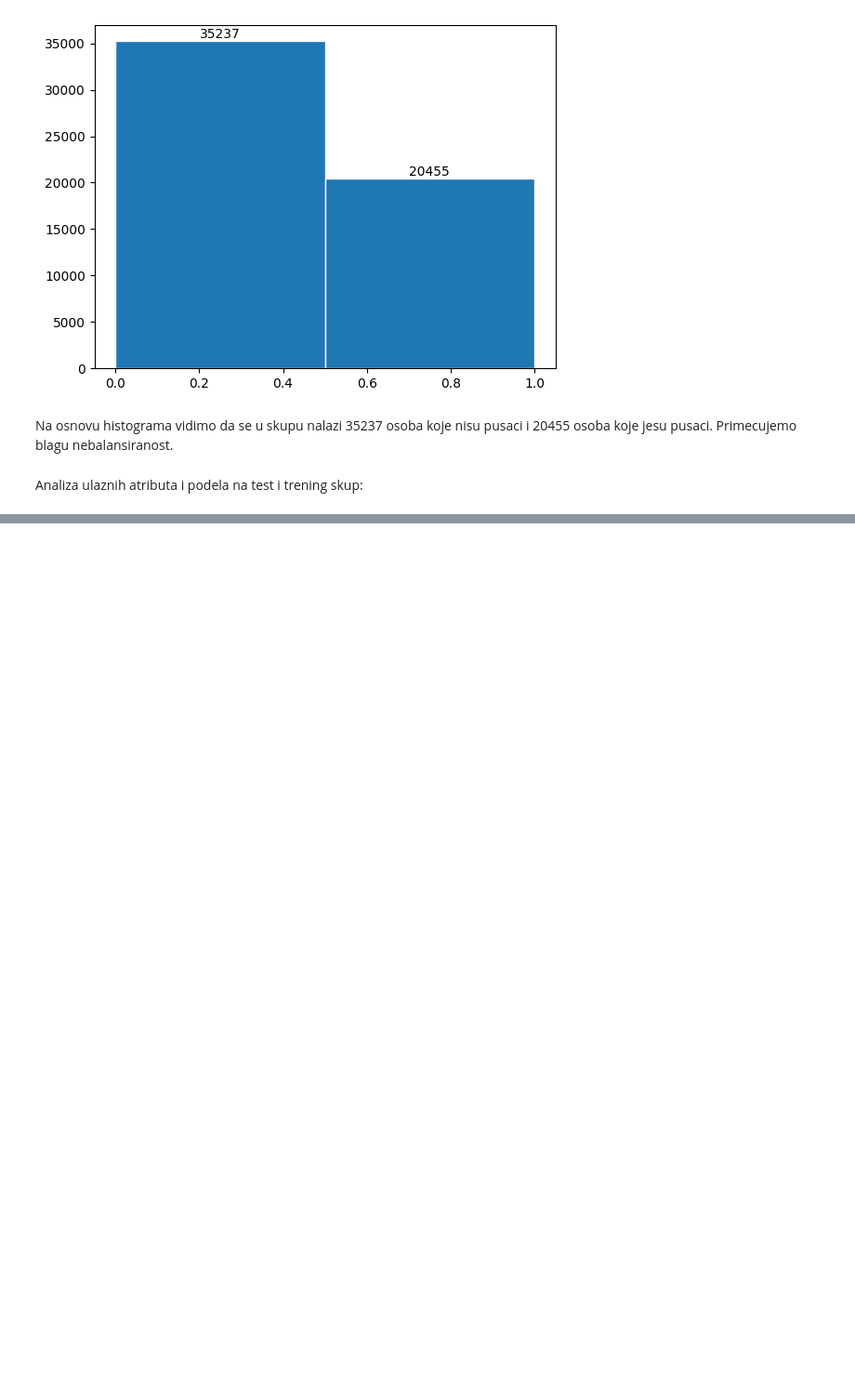
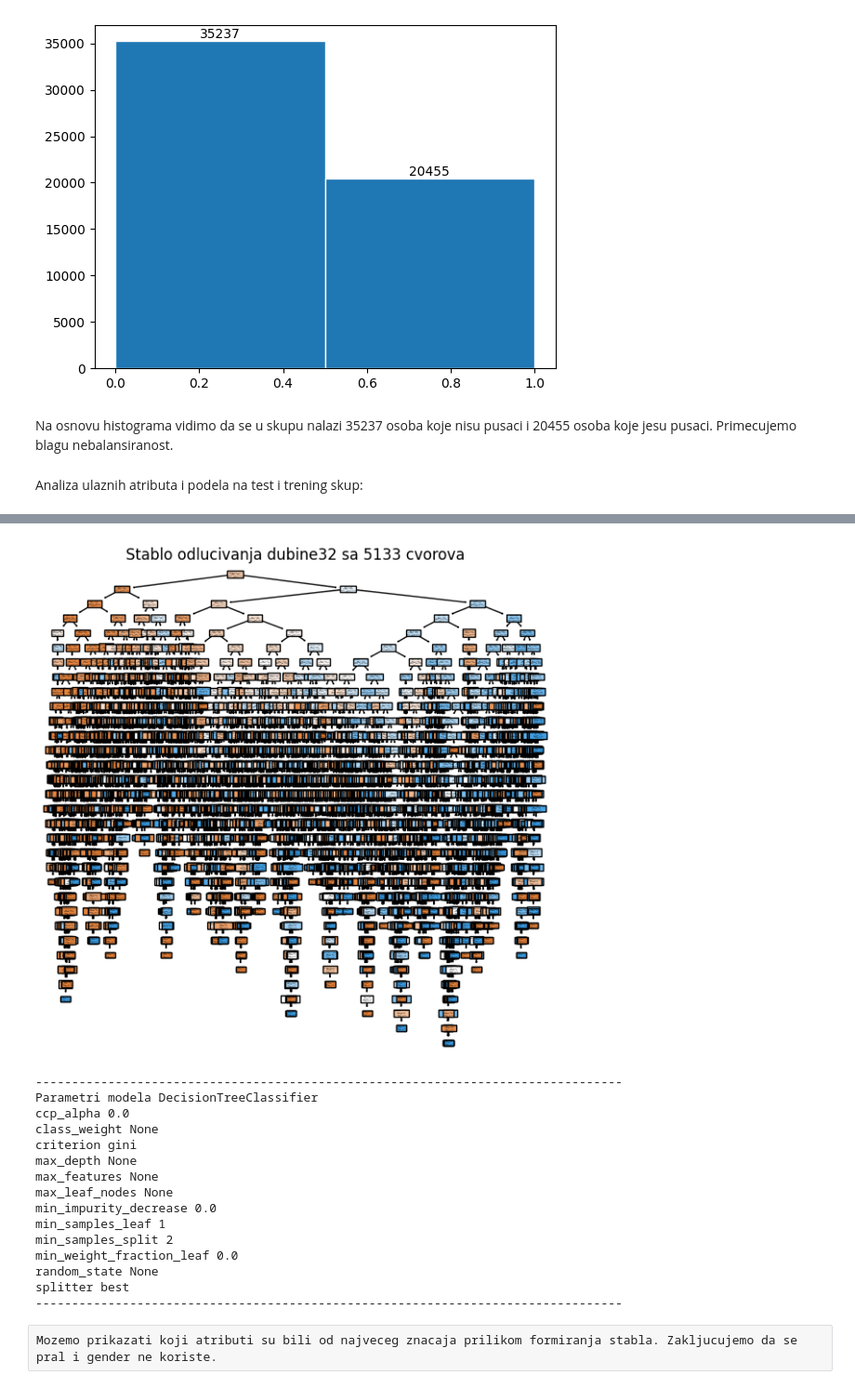
Before and after one commit to MATF-istrazivanje-podataka-1/2023_Data_Mining_Smoking_Dataset, a Jupyter notebook: models/classification/Stabla_odlucivanja.ipynb, the cells around one changed output, grey strips where cells are left out. Shown at 93% size. Saved outputs shown, nothing was run; the diff lists cells and outputs as text; code cells hidden in the pictures; blank space fills up the shorter version.

Commit message:
Stabla

```diff
--- a/models/classification/Stabla_odlucivanja.ipynb
+++ b/models/classification/Stabla_odlucivanja.ipynb
@@ -138,21 +169,20 @@ def report(model, x, y, text = "training"):
 
     print(colored("Matrica konfuzije za model {} nad {} podacima ".format(type(model).__name__, text), "green"))
     print("---------------------------------------------------------------------------------")
-    print(pd.DataFrame(confusion_matrix(y, y_pred), columns=[1, 0], index=[1, 0]))
+    print(pd.DataFrame(confusion_matrix(y, y_pred), columns=['1', '0'], index=['1', '0']))
     print("---------------------------------------------------------------------------------")
-
-
-def plot_decision_tree(model, feature_names):
-    plt.figure(figsize=(7, 7))
-    plot_tree(model, class_names=[1, 0], feature_names=feature_names, filled=True)
-    plt.title("Stablo odlucivanja dubine {} sa {} cvorovima".format(model.get_depth(), model.get_n_leaves()))
-
-    plt.show()
-    print("---------------------------------------------------------------------------------")
-    print(colored("Parametri modela {}".format(type(model).__name__), "green"))
-    for k, v in model.get_params().items():
-        print(colored(k, 'blue'), v)
-
-    print("---------------------------------------------------------------------------------")
+# %%
+def plot_decision_tree(model, feature_names):
+    plt.figure(figsize=(7, 7))
+    plot_tree(model, class_names=['1', '0'], feature_names=feature_names, filled=True)
+    plt.title("Stablo odlucivanja dubine{} sa {} cvorova".format(model.get_depth(), model.get_n_leaves()))
+
+    plt.show()
+    print("---------------------------------------------------------------------------------")
+    print(colored("Parametri modela {}".format(type(model).__name__), "green"))
+    for k, v in model.get_params().items():
+        print(colored(k, 'blue'), v)
+
+    print("---------------------------------------------------------------------------------")
 # %%
 dtc = DecisionTreeClassifier()
@@ -161,0 +193,21 @@ ValueError: could not convert string to float: 'M'
+# %%
+plot_decision_tree(dtc, feature_names)
+# %% [output]
+[figure, added]
+---------------------------------------------------------------------------------
+Parametri modela DecisionTreeClassifier
+ccp_alpha 0.0
+class_weight None
+criterion gini
+max_depth None
+max_features None
+max_leaf_nodes None
+min_impurity_decrease 0.0
+min_samples_leaf 1
+min_samples_split 2
+min_weight_fraction_leaf 0.0
+random_state None
+splitter best
+---------------------------------------------------------------------------------
+# %% [raw]
+Mozemo prikazati koji atributi su bili od najveceg znacaja prilikom formiranja stabla. Zakljucujemo da se pral i gender ne koriste.
```
Also changed, not shown: parts of 31 cells of this notebook, 1 other file.
